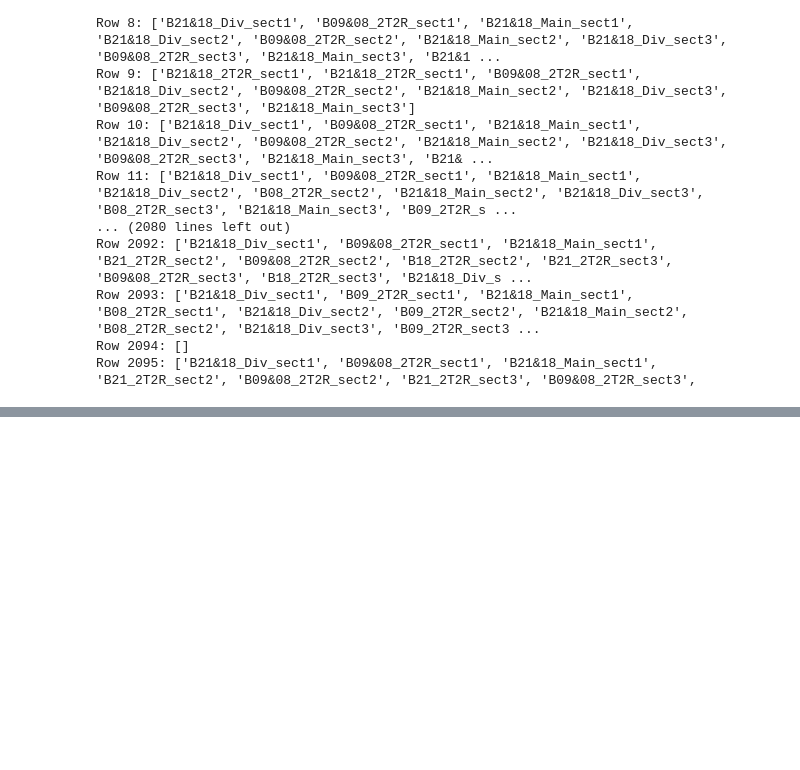
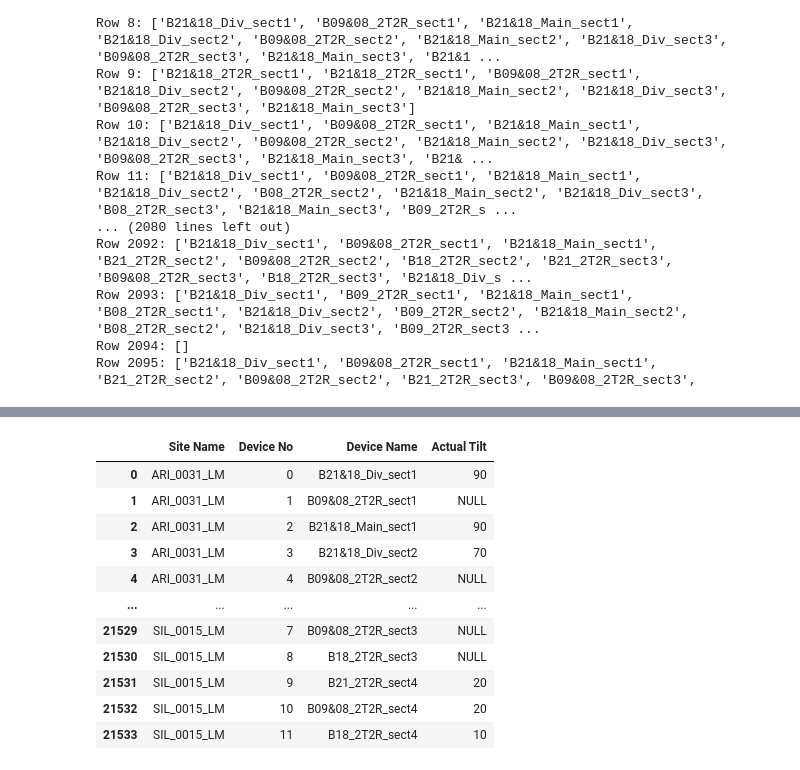
Before and after one commit to eyabelguith/AutomationProject, a Jupyter notebook: 1st_try.ipynb, the cells around one changed output, grey strips where cells are left out. Drawn from its saved outputs; the diff is of its cells as text; code cells hidden in the pictures; blank space fills up the shorter version.

Commit message:
half the tilts done

```diff
--- a/1st_try.ipynb
+++ b/1st_try.ipynb
@@ -657,0 +729,4 @@ Row 2095: ['B21&18_Div_sect1', 'B09&08_2T2R_sect1', 'B21&18_Main_sect1', 'B21_2T
+# %%
+# Iterate through each row and print the full contents of the "Actual Tilt" feature
+for index, actual_tilts in enumerate(dfTILT5['Actual Tilt']):
+    print(f"Row {index}: {actual_tilts}")
@@ -657,0 +751,77 @@ Row 2095: ['B21&18_Div_sect1', 'B09&08_2T2R_sect1', 'B21&18_Main_sect1', 'B21_2T
+# %%
+# Initialize lists to store site names, device numbers, device names, and actual tilts
+site_names_list = []
+device_numbers_list = []
+device_names_list = []
+actual_tilts_list = []
+inside_section = False
+current_block = []
+
+# Define a regular expression pattern to match device names ending with "sect[number]"
+device_name_pattern = r'(\S+?_sect\d+)'
+
+# Iterate through the lines in the file contents
+for line in file_contents:
+    if line.startswith("==========Succeeded MML Command=========="):
+        # Set the flag to indicate we're inside the desired section
+        inside_section = True
+    elif inside_section:
+        if line.startswith("MML Command"):
+            # If current_block is not empty, process the previous block
+            if current_block:
+                site_name = None
+                device_numbers = []
+                device_names = []
+                actual_tilts = []
+                for block_line in current_block:
+                    if "NE :" in block_line:
+                        site_name = block_line.split("NE :")[1].strip()
+                    elif block_line.startswith("Device No."):
+                        # Skip the header line
+                        continue
+                    else:
+                        # Extract device numbers using regular expression
+                        matches = re.findall(r'^(\d+)', block_line)
+                        if matches:
+                            device_numbers.extend([int(match) for match in matches])
+                            # Extract device names using regular expression
+                            device_name_match = re.search(device_name_pattern, block_line)
+                            if device_name_match:
+                                device_names.append(device_name_match.group())
+                            # Extract actual tilts
+                            tilt_match = re.search(r'AVAILABLE\s+(\d+|NULL)', block_line)
+                            if tilt_match:
+                                tilt_value = tilt_match.group(1)
+                                if tilt_value.isdigit():
+                                    actual_tilts.append(int(tilt_value))
+                                else:
+                                    actual_tilts.append(tilt_value)
+                # Append to lists only if all lists within the block have the same length
+                if len(set(map(len, [device_numbers, device_names, actual_tilts]))) == 1:
+                    site_names_list.extend([site_name] * len(device_numbers))
+                    device_numbers_list.extend(device_numbers)
+                    device_names_list.extend(device_names)
+                    actual_tilts_list.extend(actual_tilts)
+            # Clear current block for the new one
+            current_block = []
+        # Add line to the current block
+        current_block.append(line)
+
+# Create a DataFrame from the lists
+dfTILT6 = pd.DataFrame({'Site Name': site_names_list, 'Device No': device_numbers_list, 'Device Name': device_names_list, 'Actual Tilt': actual_tilts_list})
+
+# Display the DataFrame
+dfTILT6
+# %% [output]
+|  | Site Name | Device No | Device Name | Actual Tilt |
+| 0 | ARI_0031_LM | 0 | B21&18_Div_sect1 | 90 |
+| 1 | ARI_0031_LM | 1 | B09&08_2T2R_sect1 | NULL |
+| 2 | ARI_0031_LM | 2 | B21&18_Main_sect1 | 90 |
+| 3 | ARI_0031_LM | 3 | B21&18_Div_sect2 | 70 |
+| 4 | ARI_0031_LM | 4 | B09&08_2T2R_sect2 | NULL |
+| ... | ... | ... | ... | ... |
+| 21529 | SIL_0015_LM | 7 | B09&08_2T2R_sect3 | NULL |
+| 21530 | SIL_0015_LM | 8 | B18_2T2R_sect3 | NULL |
+| 21531 | SIL_0015_LM | 9 | B21_2T2R_sect4 | 20 |
+| 21532 | SIL_0015_LM | 10 | B09&08_2T2R_sect4 | 20 |
+| 21533 | SIL_0015_LM | 11 | B18_2T2R_sect4 | 10 |
```
Also changed, not shown: parts of 12 cells of this notebook.
